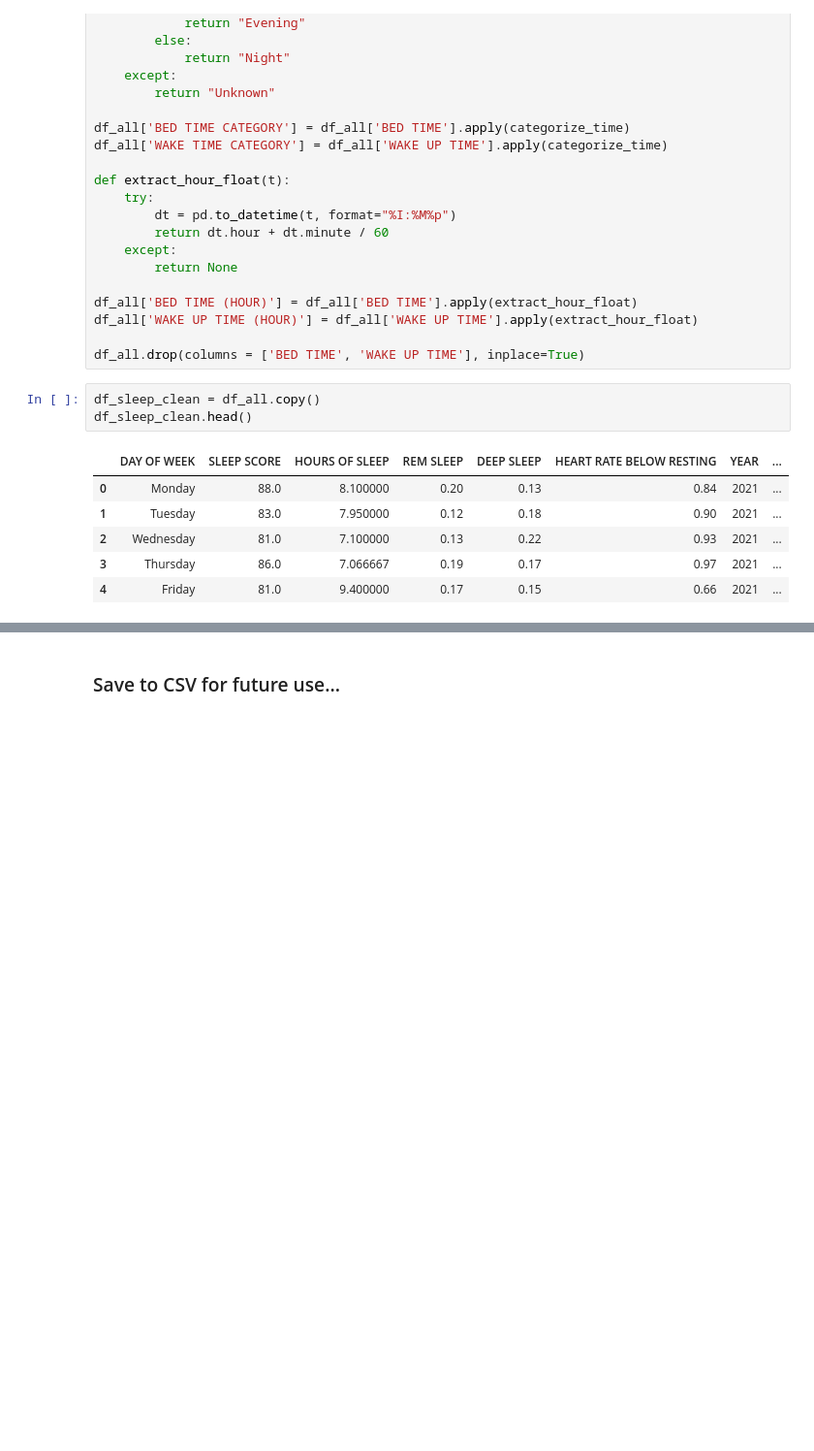
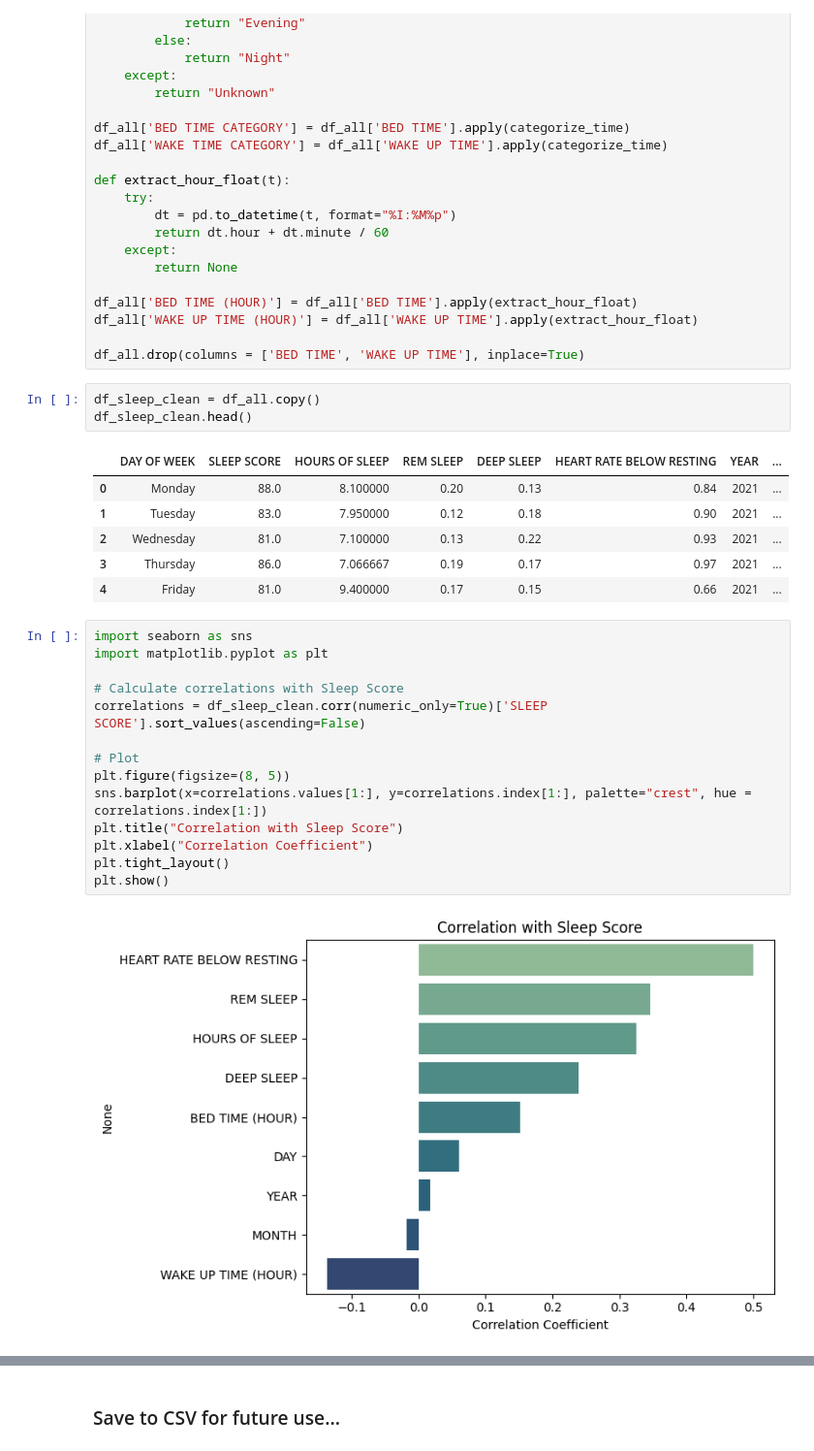
Before and after one commit to bellamccarty/GSB-545, a Jupyter notebook: Lab01/Lab01.ipynb, the cells around one changed output, grey strips where cells are left out. Shown: that part at 97% size. Saved outputs shown, nothing was run; the diff lists cells and outputs as text; blank space fills up the shorter version.

```diff
--- a/Lab01/Lab01.ipynb
+++ b/Lab01/Lab01.ipynb
@@ -203,3 +203,19 @@ df_sleep_clean.head()
 | 2 | Wednesday | 81.0 | 7.100000 | 0.13 | 0.22 | 0.93 | 2021 | ... |
 | 3 | Thursday | 86.0 | 7.066667 | 0.19 | 0.17 | 0.97 | 2021 | ... |
 | 4 | Friday | 81.0 | 9.400000 | 0.17 | 0.15 | 0.66 | 2021 | ... |
+# %%
+import seaborn as sns
+import matplotlib.pyplot as plt
+
+# Calculate correlations with Sleep Score
+correlations = df_sleep_clean.corr(numeric_only=True)['SLEEP SCORE'].sort_values(ascending=False)
+
+# Plot
+plt.figure(figsize=(8, 5))
+sns.barplot(x=correlations.values[1:], y=correlations.index[1:], palette="crest", hue = correlations.index[1:])
+plt.title("Correlation with Sleep Score")
+plt.xlabel("Correlation Coefficient")
+plt.tight_layout()
+plt.show()
+# %% [output]
+[figure, added]
```
Also changed, not shown: parts of 19 cells of this notebook, 3 other files.
